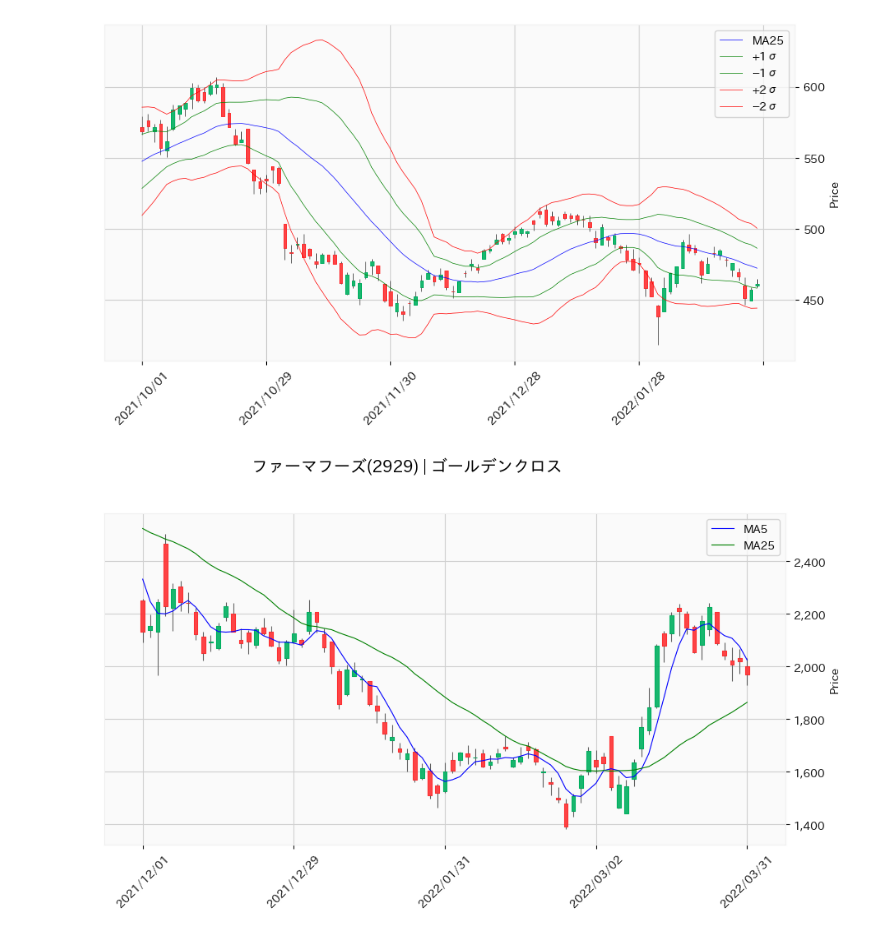
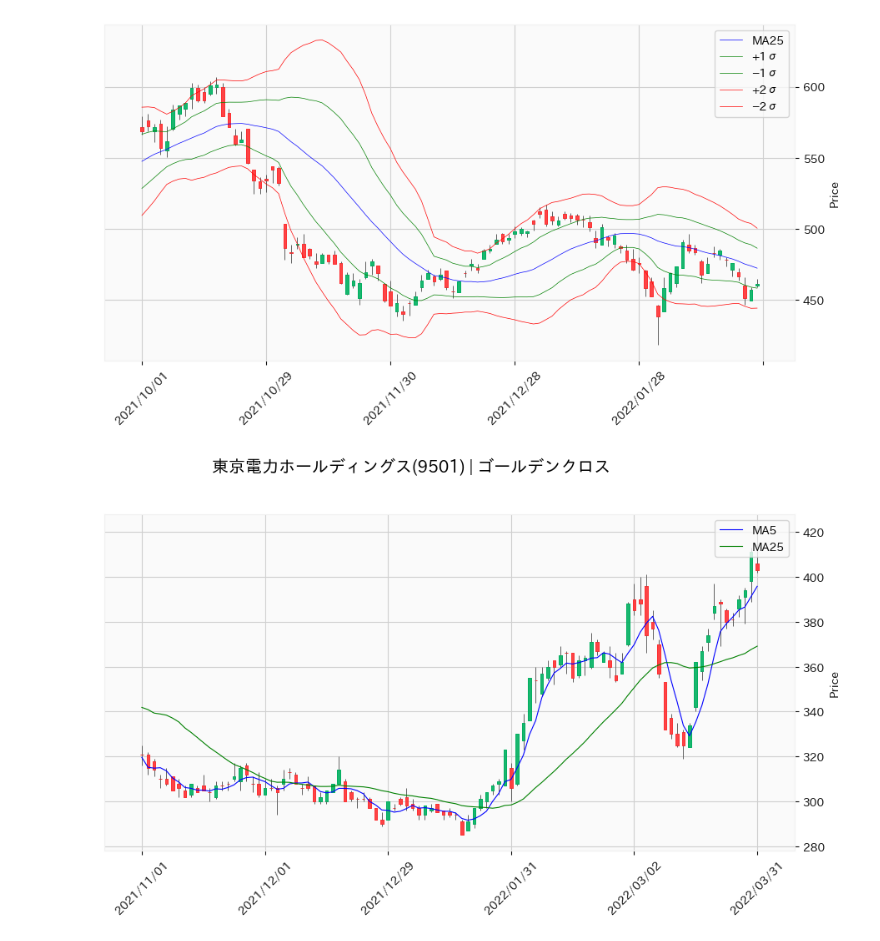
Before and after one commit to hirokimituya/stock-price-analysis, a Jupyter notebook: technical_analysis/株価分析.ipynb, the cells around one changed output. Cells and saved outputs as stored; diff of their text form; code cells hidden in the pictures.

```diff
--- a/technical_analysis/株価分析.ipynb
+++ b/technical_analysis/株価分析.ipynb
@@ -114,7 +114,7 @@ import datetime as dt
 import japanize_matplotlib
 
 # ローソク足と出来高を表示するメソッド
-def show_plot(code, start, end=dt.date.today(), sma=[], bbands={}, deviation_rate=False, volume=False, width=2, height=1, period=None, title=''):
+def show_plot(code, start, end=dt.date.today(), sma=[], bbands={}, macd=[], deviation_rate=False, volume=False, width=2, height=1, period=None, title=''):
     """ローソク足や移動平均線のチャートを表示する
 
     :param code: 取得する株価データの銘柄コード
@@ -122,6 +122,7 @@ def show_plot(code, start, end=dt.date.today(), sma=[], bbands={}, deviation_rat
     :param end: 取得する株価データの終了日
     :param sma: チャートに移動平均線を表示するためのリスト（例: [5, 25, 75]）
     :param bbands: チャートにボリンジャーバンドを表示するための辞書（例: {'sma': 25, 'bbands': [1, 2]}）
+    :param macd: チャートにMACDを表示するための短期／長期／シグナルの移動平均線の日数のリスト（例: [12, 26, 9]）
     :param deviation_rate: 移動平均線の乖離率を表示するかどうかのブール値
     :param volume: チャートに出来高を表示するかどうかのブール値
     :param width: チャートの幅（縦横比）
@@ -149,13 +150,18 @@ def show_plot(code, start, end=dt.date.today(), sma=[], bbands={}, deviation_rat
         if not sma:
             df[f'ma{bbands["sma"]}'] = ta.sma(close, bbands['sma'])
         for n in bbands['bbands']:
-            bbdf = ta.bbands(close, length=bbands["sma"], std=n)
-            df[f'upper{n}'], df[f'lower{n}'] = bbdf.iloc[:, 2], bbdf.iloc[:, 0]
+            bbands_df = ta.bbands(close, length=bbands["sma"], std=n)
+            df[f'lower{n}'], df[f'upper{n}'] = bbands_df.iloc[:, 0], bbands_df.iloc[:, 2]
 
     # ③乖離率
     if deviation_rate:
         for ma in sma:
             df[f'ma{ma}_deviation_rate'] = (close - df[f'ma{ma}']) / df[f'ma{ma}'] * 100
+
+    # ④MACD
+    if macd:
+        macd_df = ta.macd(close, fast=macd[0], slow=macd[1], signal=macd[2])
+        df['macd'], df['hist'], df['macd_signal'] = macd_df.iloc[:, 0], macd_df.iloc[:, 1], macd_df.iloc[:, 2]
 
     # ▲▲▲▲▲テクニカル指標の算出▲▲▲▲▲
 
@@ -197,6 +203,15 @@ def show_plot(code, start, end=dt.date.today(), sma=[], bbands={}, deviation_rat
             labels_dict.setdefault(panel, [])
             labels_dict[panel].append(f'MA{ma}_乖離率')
 
+    # ④MACD
+    if macd:
+        panel += 1
+        apd.append(mpf.make_addplot(cdf['macd'], color=colors[0], panel=panel, width=0.8))
+        apd.append(mpf.make_addplot(cdf['macd_signal'], color=colors[1], panel=panel, width=0.8))
+        apd.append(mpf.make_addplot(cdf['hist'], panel=panel, type='bar'))
+        labels_dict.setdefault(panel, [])
+        labels_dict[panel].extend(['MACD', 'シグナル'])
+
     # ▲▲▲▲▲テクニカル指標のチャートへの表示▲▲▲▲▲
 
     # 日本語対応するためのチャートのスタイル作成
@@ -233,6 +248,6 @@ show_plot(4902, '2021-10-1', '2022-2-28', bbands={'sma': 25, 'bbands': [1, 2]})
 # %% [output]
 [figure]
 # %%
-show_plot(2929, '2021-12-1', '2022-3-31', sma=[5, 25], title='ファーマフーズ(2929) | ゴールデンクロス')
+show_plot(9501, '2021-11-1', '2022-3-31', sma=[5, 25], title='東京電力ホールディングス(9501) | ゴールデンクロス')
 # %% [output]
-[figure, old version]
+[figure, new version]
```
Also changed, not shown: parts of 5 cells of this notebook.
